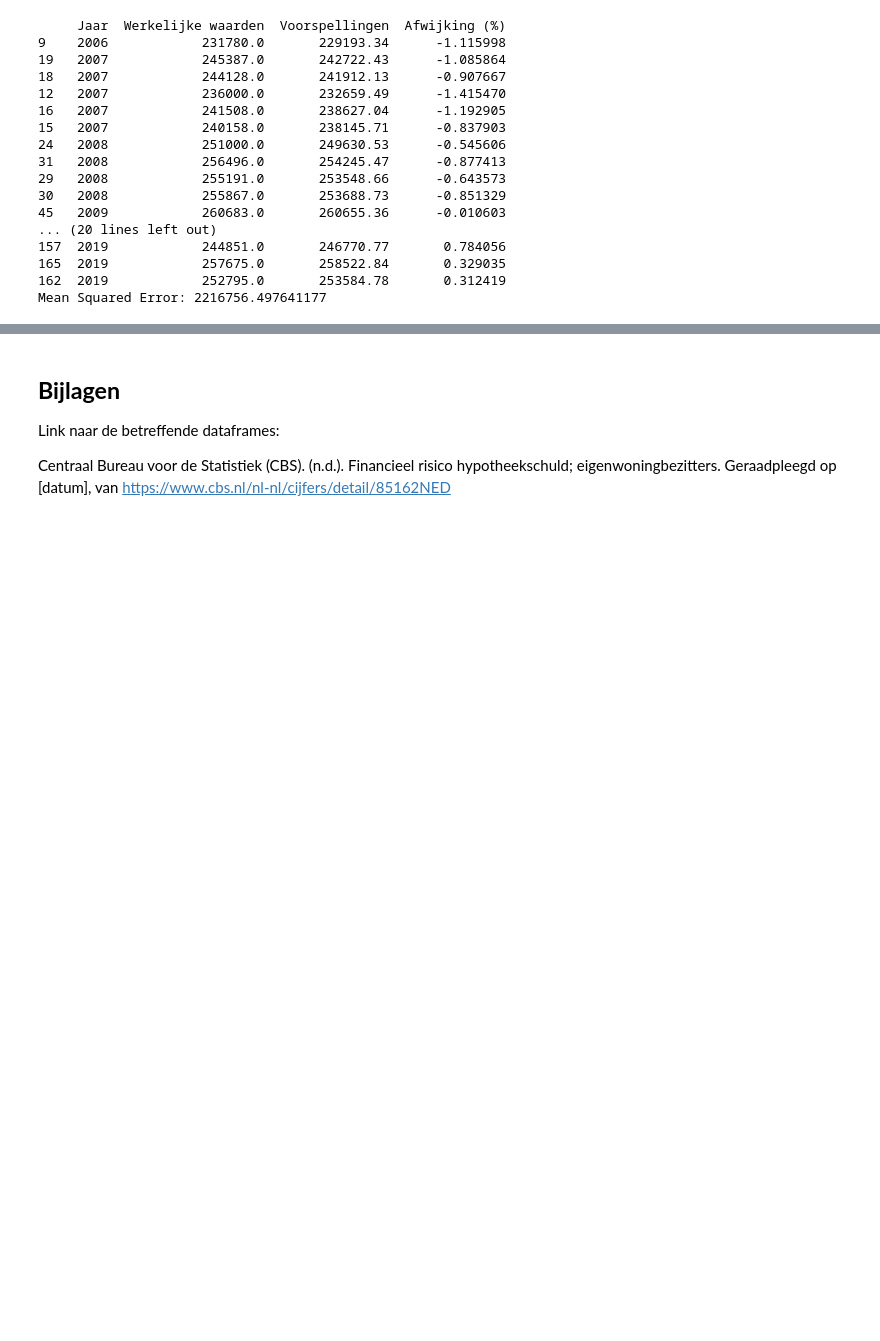
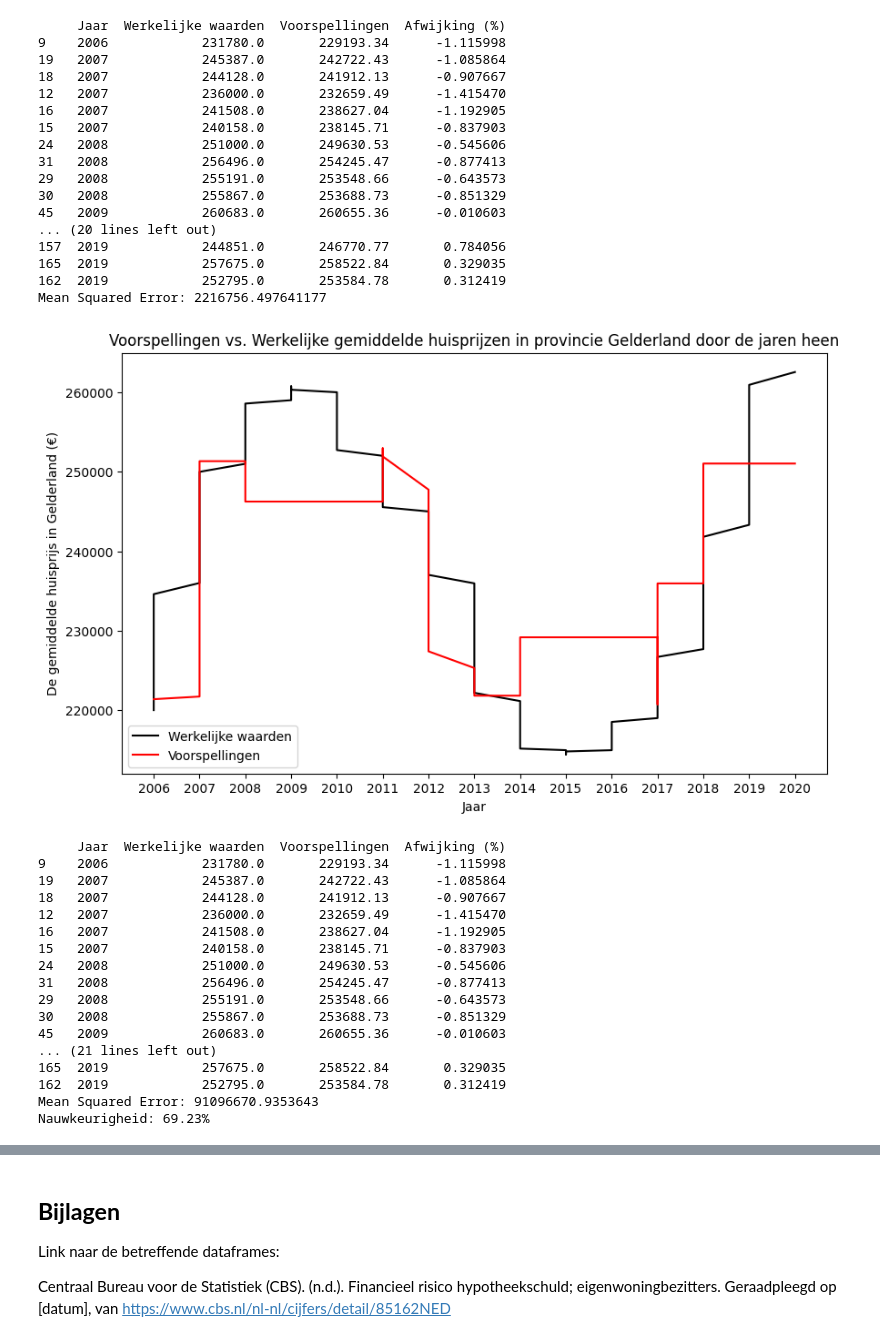
Before and after one commit to y-anwari/Invloeden_op_huizenprijs, a Jupyter notebook: Invloeden_op_Huizenmarkt.ipynb, the cells around one changed output, grey strips where cells are left out. Drawn from its saved outputs; the diff is of its cells as text; code cells hidden in the pictures; blank space fills up the shorter version.

```diff
--- a/Invloeden_op_Huizenmarkt.ipynb
+++ b/Invloeden_op_Huizenmarkt.ipynb
@@ -944,3 +947,75 @@ print("Mean Squared Error:", mse)
 165  2019            257675.0       258522.84       0.329035
 162  2019            252795.0       253584.78       0.312419
 Mean Squared Error: 2216756.497641177
+# %%
+import pandas as pd
+from sklearn.ensemble import RandomForestRegressor
+from sklearn.model_selection import cross_val_predict
+from sklearn.metrics import mean_squared_error
+import matplotlib.pyplot as plt
+
+# Inlezen van de dataset
+data = main_df_after_merged
+
+# Selecteren van de features en de target variabele
+X = data[['Indexcijfers_Over_Verkoopontwikkeling', 'Groningen', 'Friesland', 'Limburg', 'Zeeland', 'Drenthe', 'Overijssel', 'Flevoland', 'Zuid-Holland', 'Noord-Brabant', 'Utrecht']]
+y = data['Gelderland']
+jaar = data['Jaartallen']
+
+# Sorteren van een Jaartallen in DataFrame van laag naar hoog
+#data = data.sort_values('Jaartallen')
+
+# Instantie van de Random Forest Regressor maken met regularisatieparameters
+rf_regressor = RandomForestRegressor(n_estimators=90, max_depth=20, min_samples_split=20, min_samples_leaf=30, random_state=10)
+
+# Voorspellingen maken met cross-validatie
+y_pred = cross_val_predict(rf_regressor, X, y, cv=5)
+
+# Grafiek van de voorspellingen en werkelijke waarden
+plt.figure(figsize=(10, 6))
+plt.plot(jaar, y, '', label='Werkelijke waarden', color='black')
+plt.plot(jaar, y_pred, label='Voorspellingen', color='red')
+plt.xlabel('Jaar')
+plt.ylabel('De gemiddelde huisprijs in Gelderland (€)')
+plt.title('Voorspellingen vs. Werkelijke gemiddelde huisprijzen in provincie Gelderland door de jaren heen')
+plt.legend()
+plt.show()
+
+# Tabel met de voorspellingen, werkelijke waarden en afwijking in percentage
+results_df = pd.DataFrame({'Jaar': jaar_test_sorted, 'Werkelijke waarden': y_test_sorted.values, 'Voorspellingen': y_pred_sorted, 'Afwijking (%)': afwijking_pct})
+print(results_df)
+
+# Evalueren van de regressor met behulp van de Mean Squared Error (MSE)
+mse = mean_squared_error(y, y_pred)
+print("Mean Squared Error:", mse)
+
+# Voorspellingen maken met cross-validatie
+y_pred = cross_val_predict(rf_regressor, X, y, cv=5)
+
+# Definieer een tolerantie voor correcte voorspellingen
+tolerance = 0.05 * y.mean()  # +/- 5% van de gemiddelde waarde van y
+
+# Bepaal de nauwkeurigheid van de voorspellingen
+correct_predictions = abs(y_pred - y) <= tolerance
+accuracy = sum(correct_predictions) / len(correct_predictions) * 100
+
+print("Nauwkeurigheid: {:.2f}%".format(accuracy))
+# %% [output]
+[figure, added]
+     Jaar  Werkelijke waarden  Voorspellingen  Afwijking (%)
+9    2006            231780.0       229193.34      -1.115998
+19   2007            245387.0       242722.43      -1.085864
+18   2007            244128.0       241912.13      -0.907667
+12   2007            236000.0       232659.49      -1.415470
+16   2007            241508.0       238627.04      -1.192905
+15   2007            240158.0       238145.71      -0.837903
+24   2008            251000.0       249630.53      -0.545606
+31   2008            256496.0       254245.47      -0.877413
+29   2008            255191.0       253548.66      -0.643573
+30   2008            255867.0       253688.73      -0.851329
+45   2009            260683.0       260655.36      -0.010603
+... (21 lines left out)
+165  2019            257675.0       258522.84       0.329035
+162  2019            252795.0       253584.78       0.312419
+Mean Squared Error: 91096670.9353643
+Nauwkeurigheid: 69.23%
```
Also changed, not shown: parts of 6 cells of this notebook.
